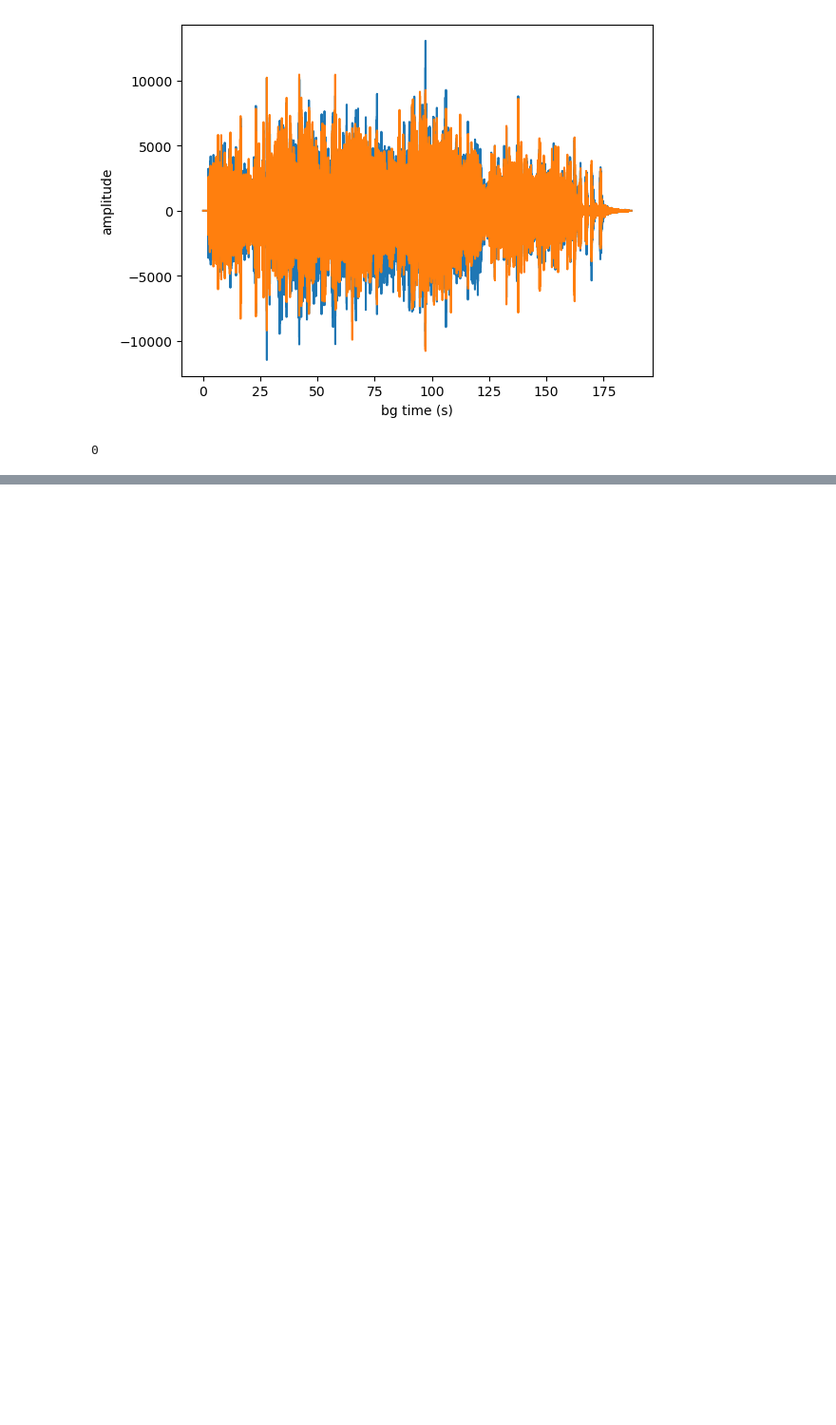
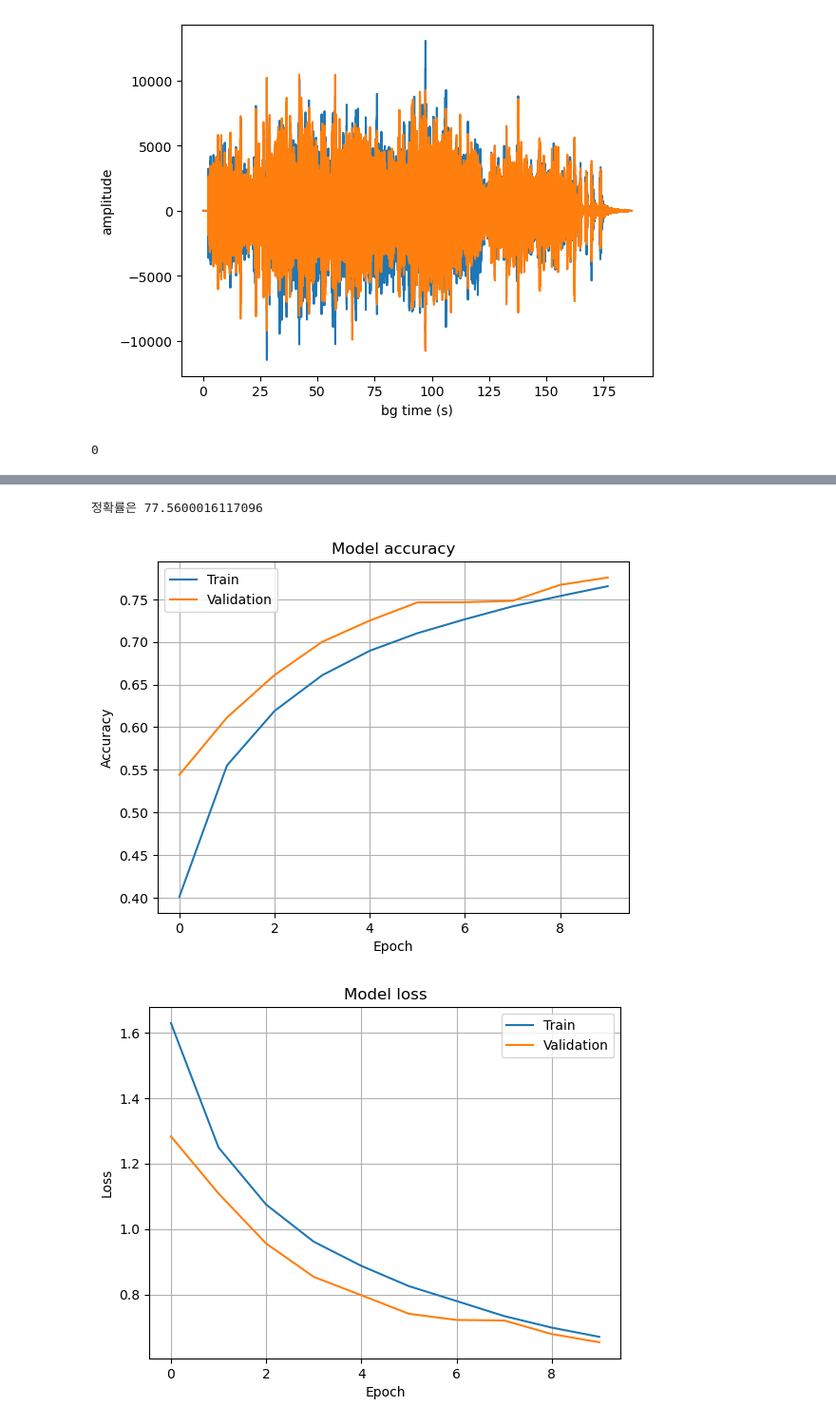
Before and after one commit to chae030/COAI, a Jupyter notebook: 0515.ipynb, the cells around one changed output, grey strips where cells are left out. Shown at 95% size. Drawn from its saved outputs; the diff is of its cells as text; code cells hidden in the pictures; blank space fills up the shorter version.

```diff
--- a/0515.ipynb
+++ b/0515.ipynb
@@ -188,0 +247,30 @@ os.system('open music_card.wav')
+# %%
+# 신경망 모델 정확률 평가
+res = cnn.evaluate(x_test, y_test, verbose = 0)
+print("정확률은", res[1]*100)
+
+import matplotlib.pyplot as plt
+
+# 정확률 그래프
+plt.plot(hist.history['accuracy'])
+plt.plot(hist.history['val_accuracy'])
+plt.title('Model accuracy')
+plt.xlabel('Epoch')
+plt.ylabel('Accuracy')
+plt.legend(['Train', 'Validation'], loc='best')
+plt.grid()
+plt.show()
+
+# 손실 함수 그래프
+plt.plot(hist.history['loss'])
+plt.plot(hist.history['val_loss'])
+plt.title('Model loss')
+plt.xlabel('Epoch')
+plt.ylabel('Loss')
+plt.legend(['Train', 'Validation'], loc='best')
+plt.grid()
+plt.show()
+# %% [output]
+정확률은 77.5600016117096
+[figure, added]
+[figure, added]
```
Also changed, not shown: parts of 11 cells of this notebook, 16 other files.
